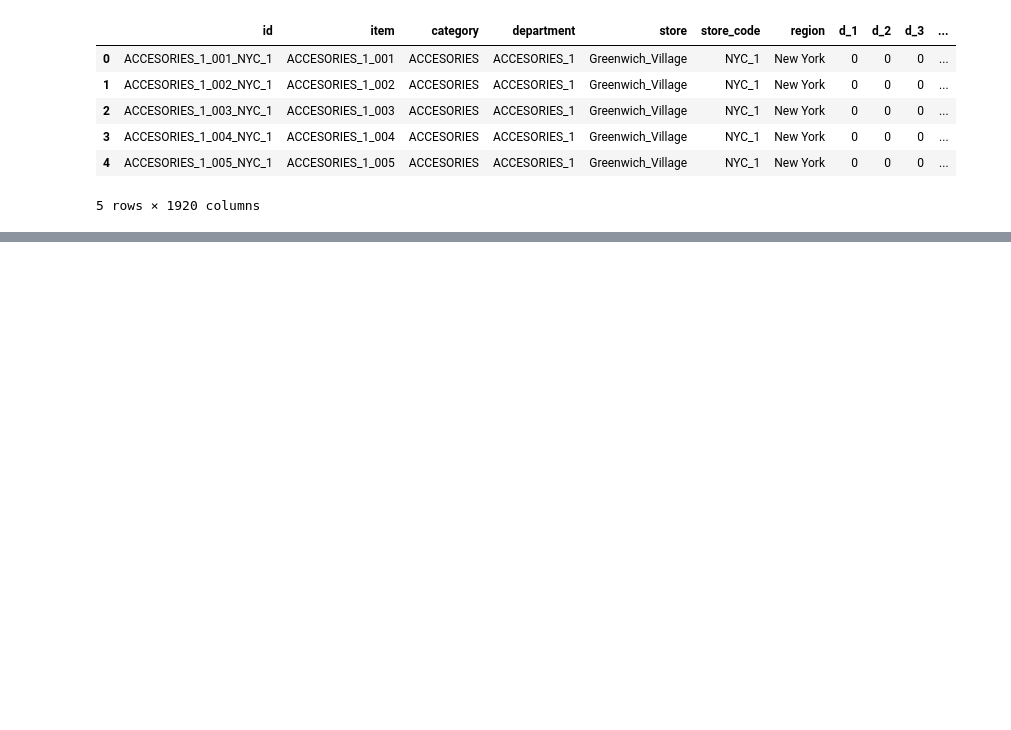
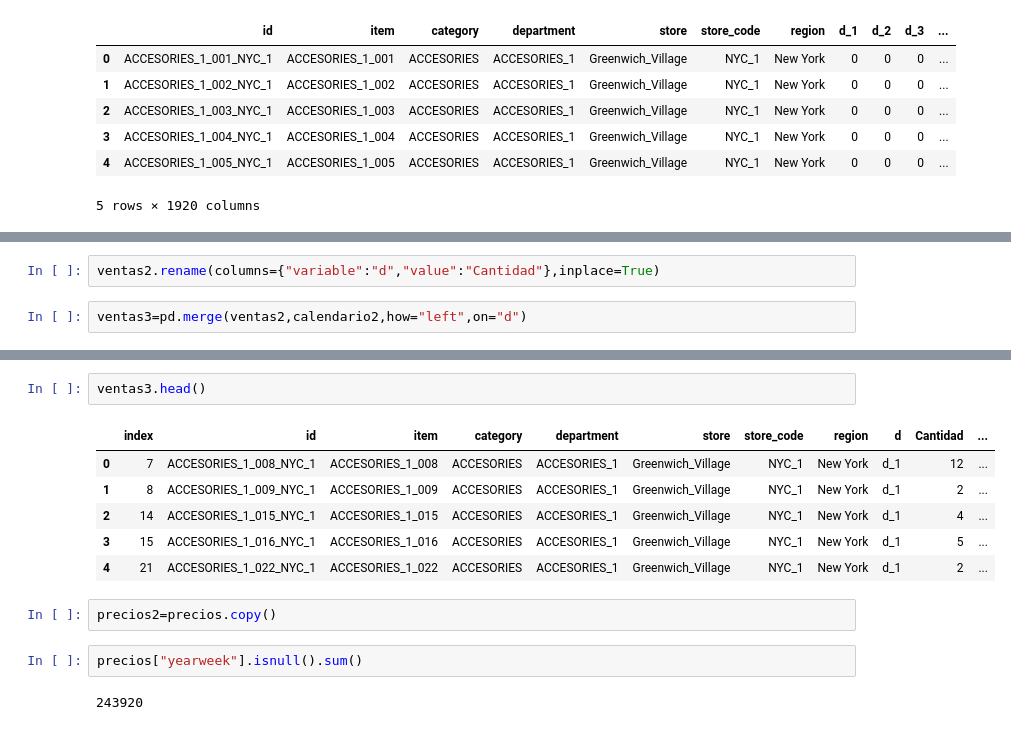
Before and after one commit to rsteelh/capstone-project-r2, a Jupyter notebook: ventas2.ipynb, the cells around one changed output, grey strips where cells are left out. Drawn from its saved outputs; the diff is of its cells as text; blank space fills up the shorter version.

```diff
--- a/ventas2.ipynb
+++ b/ventas2.ipynb
@@ -35,0 +122,4 @@ ventas.head()
+# %%
+ventas2.rename(columns={"variable":"d","value":"Cantidad"},inplace=True)
+# %%
+ventas3=pd.merge(ventas2,calendario2,how="left",on="d")
@@ -35,0 +146,15 @@ ventas.head()
+# %%
+ventas3.head()
+# %% [output]
+|  | index | id | item | category | department | store | store_code | region | d | Cantidad | ... |
+| 0 | 7 | ACCESORIES_1_008_NYC_1 | ACCESORIES_1_008 | ACCESORIES | ACCESORIES_1 | Greenwich_Village | NYC_1 | New York | d_1 | 12 | ... |
+| 1 | 8 | ACCESORIES_1_009_NYC_1 | ACCESORIES_1_009 | ACCESORIES | ACCESORIES_1 | Greenwich_Village | NYC_1 | New York | d_1 | 2 | ... |
+| 2 | 14 | ACCESORIES_1_015_NYC_1 | ACCESORIES_1_015 | ACCESORIES | ACCESORIES_1 | Greenwich_Village | NYC_1 | New York | d_1 | 4 | ... |
+| 3 | 15 | ACCESORIES_1_016_NYC_1 | ACCESORIES_1_016 | ACCESORIES | ACCESORIES_1 | Greenwich_Village | NYC_1 | New York | d_1 | 5 | ... |
+| 4 | 21 | ACCESORIES_1_022_NYC_1 | ACCESORIES_1_022 | ACCESORIES | ACCESORIES_1 | Greenwich_Village | NYC_1 | New York | d_1 | 2 | ... |
+# %%
+precios2=precios.copy()
+# %%
+precios["yearweek"].isnull().sum()
+# %% [output]
+243920
```
Also changed, not shown: parts of 21 cells of this notebook, 4 other files.
